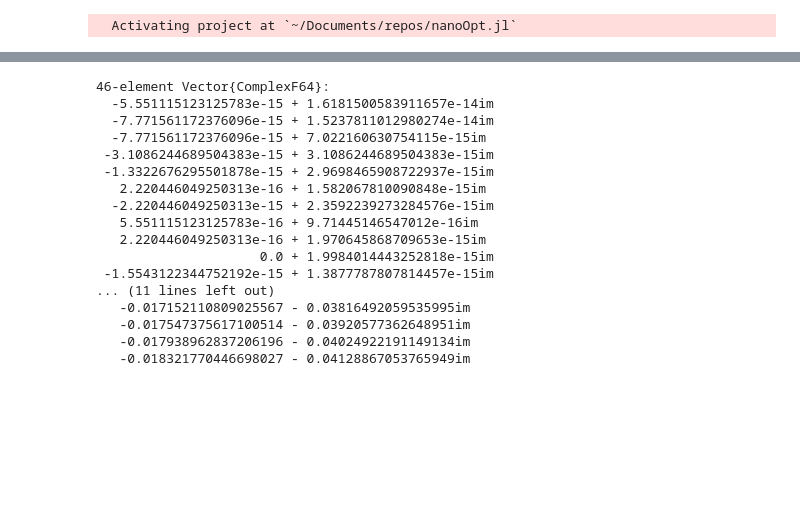
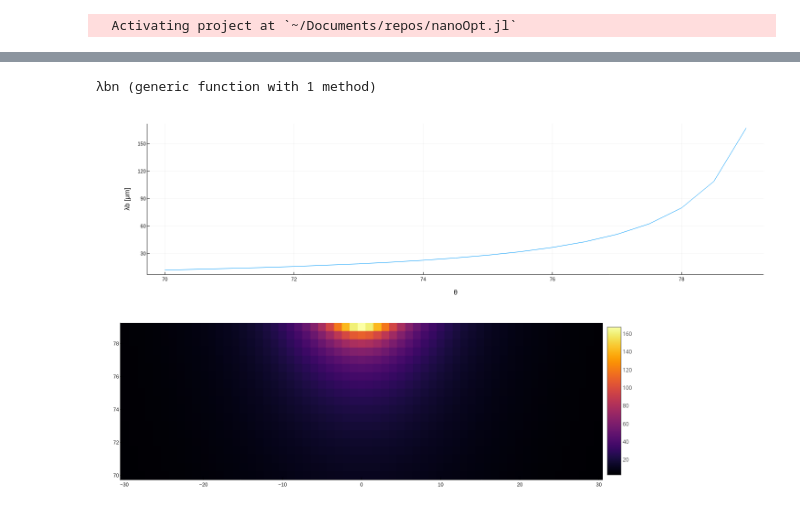
Before and after one commit to Gabmtzz/nanoOpt.jl, a Jupyter notebook: notebook/proj/Untitled.ipynb, the cells around one changed output, grey strips where cells are left out. Cells and saved outputs as stored; diff of their text form; code cells hidden in the pictures; blank space fills up the shorter version.

```diff
--- a/notebook/proj/Untitled.ipynb
+++ b/notebook/proj/Untitled.ipynb
@@ -294,20 +11,0 @@ plot(λe,real(βtt./k₀A))
-# %%
- [funSolv(βtt[i],k₀A[i],layer) for i in 1:length(k₀A)]
-# %% [output]
-46-element Vector{ComplexF64}:
-  -5.551115123125783e-15 + 1.6181500583911657e-14im
-  -7.771561172376096e-15 + 1.5237811012980274e-14im
-  -7.771561172376096e-15 + 7.022160630754115e-15im
- -3.1086244689504383e-15 + 3.1086244689504383e-15im
- -1.3322676295501878e-15 + 2.9698465908722937e-15im
-   2.220446049250313e-16 + 1.582067810090848e-15im
-  -2.220446049250313e-15 + 2.3592239273284576e-15im
-   5.551115123125783e-16 + 9.71445146547012e-16im
-   2.220446049250313e-16 + 1.970645868709653e-15im
-                     0.0 + 1.9984014443252818e-15im
- -1.5543122344752192e-15 + 1.3877787807814457e-15im
-... (11 lines left out)
-   -0.017152110809025567 - 0.03816492059535995im
-   -0.017547375617100514 - 0.03920577362648951im
-   -0.017938962837206196 - 0.04024922191149134im
-   -0.018321770446698027 - 0.04128867053765949im
@@ -313,0 +17,15 @@ plot(λe,real(βtt./k₀A))
+# %%
+λbp(θ::Number,ϕ::Number) = λ₀/(sin((π/180)*80) + sin(θ)*cos(ϕ))
+λbn(θ::Number,ϕ::Number) = λ₀/(sin((π/180)*80) - sin(θ)*cos(ϕ))
+# %% [output]
+λbn (generic function with 1 method)
+# %%
+θA = 70:0.5:79
+θAr= (π/180).*θA
+
+ϕ = -0
+ϕr = (π/180)*ϕ;
+# %%
+plot(θA ,λbn.(θAr,ϕr)./1000,label="",xlabel = "θ",ylabel="λb [μm]")
+# %% [output]
+[figure, added]
@@ -313,0 +36,6 @@ plot(λe,real(βtt./k₀A))
+# %%
+λArr = [λbn(θr,ϕr) for θr ∈ θAr, ϕr ∈ ϕAr]
+
+heatmap(ϕA,θA,λArr./1000)
+# %% [output]
+[figure, added]
```
Also changed, not shown: parts of 32 cells of this notebook, 10 other files.
